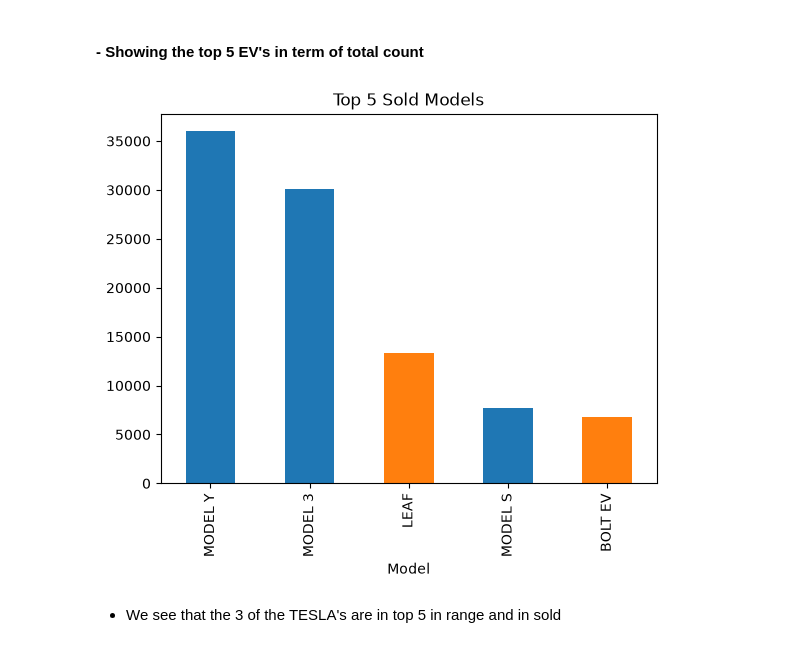
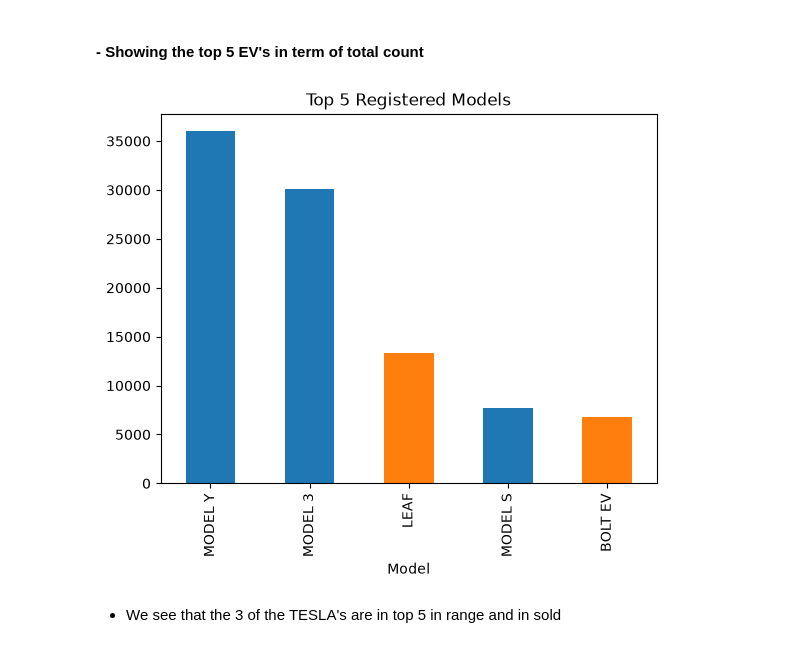
Before and after one commit to yaseradel02/Project-2---Electric-Vehicles, a Jupyter notebook: Yaser_Abdulla_Project_2.ipynb, the cells around one changed output. Saved outputs shown, nothing was run; the diff lists cells and outputs as text; code cells hidden in the pictures.

```diff
--- a/Yaser_Abdulla_Project_2.ipynb
+++ b/Yaser_Abdulla_Project_2.ipynb
@@ -336,9 +336,9 @@ df.groupby('Model')['Electric Range'].max().sort_values(ascending=False).head(5)
 # %%
 df[df['Electric Vehicle Type']=="Battery Electric Vehicle (BEV)"]['Model'].value_counts().head(5).plot(kind='bar',
                                                                                                        color=['tab:blue','tab:blue','tab:orange','tab:blue','tab:orange'],
-                                                                                                      title="Top 5 Sold Models");
+                                                                                                      title="Top 5 Registered Models");
 # %% [output]
-[figure, old version]
+[figure, new version]
 # %% [markdown]
 - We see that the 3 of the TESLA's are in top 5 in range and in sold
 # %% [markdown]
```
Also changed, not shown: parts of 3 cells of this notebook, 1 other file.
